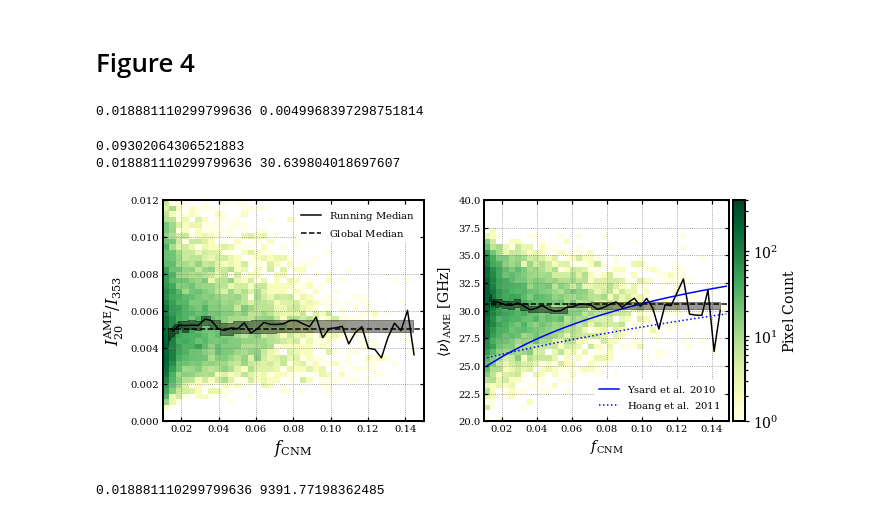
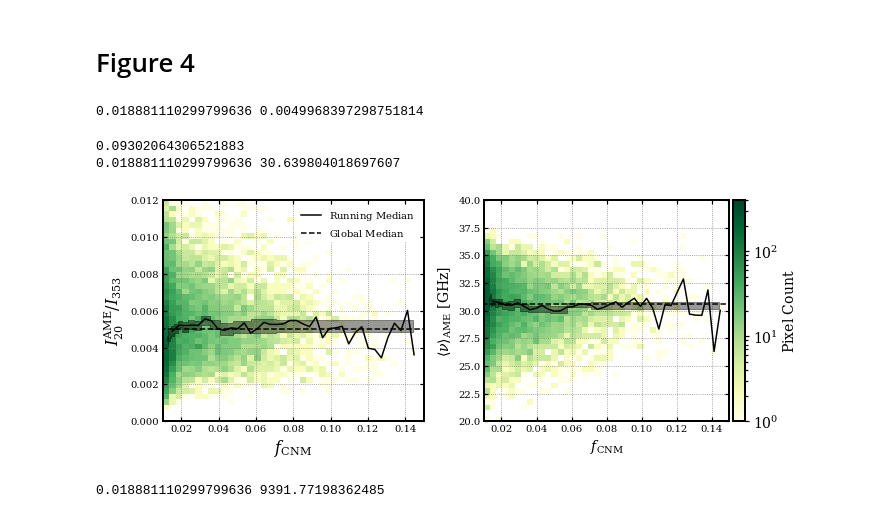
Before and after one commit to cmurray-astro/fcnm_pah_ame, a Jupyter notebook: Create_Figures.ipynb, the cells around one changed output. Drawn from its saved outputs; the diff is of its cells as text; code cells hidden in the pictures.

```diff
--- a/Create_Figures.ipynb
+++ b/Create_Figures.ipynb
@@ -839,60 +856,64 @@ ax[1].plot(centers[1:], medians[1:],'k-')
 
 divider = make_axes_locatable(ax[1])
 cax = divider.append_axes('right', size='5%', pad=0.05)
 plt.colorbar(im, cax=cax,label=r'${\rm Pixel\ Count}$')
 
 ax[1].hlines(np.median(nu_AME[idx]), 0., 0.3, linestyle='--', color='k')
 
 # Theory curves
-ywnm_nu, ywnm = np.genfromtxt('ysard_wnm.dat', unpack=True)
-ycnm_nu, ycnm = np.genfromtxt('ysard_cnm.dat', unpack=True)
+theory = False
+if(theory):
+    ywnm_nu, ywnm = np.genfromtxt('ysard_wnm.dat', unpack=True)
+    ycnm_nu, ycnm = np.genfromtxt('ysard_cnm.dat', unpack=True)
 
-ywnm_nuInu = np.trapz(ywnm_nu, ywnm_nu*ywnm)
-ywnm_Inu = np.trapz(ywnm_nu, ywnm)
-ycnm_nuInu = np.trapz(ycnm_nu, ycnm_nu*ycnm)
-ycnm_Inu = np.trapz(ycnm_nu, ycnm)
+    ywnm_nuInu = np.trapz(ywnm_nu, ywnm_nu*ywnm)
+    ywnm_Inu = np.trapz(ywnm_nu, ywnm)
+    ycnm_nuInu = np.trapz(ycnm_nu, ycnm_nu*ycnm)
+    ycnm_Inu = np.trapz(ycnm_nu, ycnm)
 
-nu_ysard = (((1.-centers)/0.9)*ywnm_nuInu + (centers/0.1)*ycnm_nuInu)/ \
-    (((1.-centers)/0.9)*ywnm_Inu + (centers/0.1)*ycnm_Inu)
+    nu_ysard = (((1.-centers)/0.9)*ywnm_nuInu + (centers/0.1)*ycnm_nuInu)/ \
+        (((1.-centers)/0.9)*ywnm_Inu + (centers/0.1)*ycnm_Inu)
 
 
-hwnm_nu, hwnm = np.genfromtxt('hoang_wnm.dat', unpack=True)
-hcnm_nu, hcnm = np.genfromtxt('hoang_cnm.dat', unpack=True)
+    hwnm_nu, hwnm = np.genfromtxt('hoang_wnm.dat', unpack=True)
+    hcnm_nu, hcnm = np.genfromtxt('hoang_cnm.dat', unpack=True)
 
-hwnm_nuInu = np.trapz(hwnm_nu, hwnm_nu*hwnm)
-hwnm_Inu = np.trapz(hwnm_nu, hwnm)
-hcnm_nuInu = np.trapz(hcnm_nu, hcnm_nu*hcnm)
-hcnm_Inu = np.trapz(hcnm_nu, hcnm)
+    hwnm_nuInu = np.trapz(hwnm_nu, hwnm_nu*hwnm)
+    hwnm_Inu = np.trapz(hwnm_nu, hwnm)
+    hcnm_nuInu = np.trapz(hcnm_nu, hcnm_nu*hcnm)
+    hcnm_Inu = np.trapz(hcnm_nu, hcnm)
 
-hfrac = 0.35/(0.35+1.4)
+    hfrac = 0.35/(0.35+1.4)
 
-nu_hoang = (((1.-centers)/(1.-hfrac))*hwnm_nuInu + (centers/hfrac)*hcnm_nuInu)/ \
-    (((1.-centers)/(1.-hfrac))*hwnm_Inu + (centers/hfrac)*hcnm_Inu)
 
-ax[1].plot(centers, nu_ysard, 'b-', label=r'${\rm Ysard\ et\ al.\ 2010}$')
-ax[1].plot(centers, nu_hoang, 'b:', label=r'${\rm Hoang\ et\ al.\ 2011}$')
+    nu_hoang = (((1.-centers)/(1.-hfrac))*hwnm_nuInu + (centers/hfrac)*hcnm_nuInu)/ \
+        (((1.-centers)/(1.-hfrac))*hwnm_Inu + (centers/hfrac)*hcnm_Inu)
+
+    ax[1].plot(centers, nu_ysard, 'b-', label=r'${\rm Ysard\ et\ al.\ 2010}$')
+    ax[1].plot(centers, nu_hoang, 'b:', label=r'${\rm Hoang\ et\ al.\ 2011}$')
 
 ax[0].grid(ls='dotted', color='grey')
 ax[1].grid(ls='dotted', color='grey')
 
 plot_block_boot_medians(fcnm_bins, fcnm[idx], nu_AME[idx], n_boot,
                         n_blocks, ax[1], label='Binned medians')
 
-handles, labels = ax[1].get_legend_handles_labels()
-order = [0,1]
-leg = ax[1].legend([handles[idx] for idx in order],[labels[idx] for idx in order]
-                ,loc="lower right",
-                prop={'size': 10},numpoints=1, facecolor='white',
-                  framealpha=1)
-leg.get_frame().set_linewidth(0.0)
+if(theory):
+    handles, labels = ax[1].get_legend_handles_labels()
+    order = [0,1]
+    leg = ax[1].legend([handles[idx] for idx in order],[labels[idx] for idx in order]
+                    ,loc="lower right",
+                    prop={'size': 10},numpoints=1, facecolor='white',
+                      framealpha=1)
+    leg.get_frame().set_linewidth(0.0)
 
 plt.tight_layout()
 plt.savefig('fig4_nhicut.' + ext,format=ext,dpi=res_dpi,bbox_inches='tight')
 # %% [output]
 0.018881110299799636 0.0049968397298751814
 0.09302064306521883
 0.018881110299799636 30.639804018697607
-[figure, old version]
+[figure, new version]
 # %%
 fig, ax = plt.subplots(1,1,figsize=(6., 4.))
 
```
Also changed, not shown: parts of 11 cells of this notebook.
